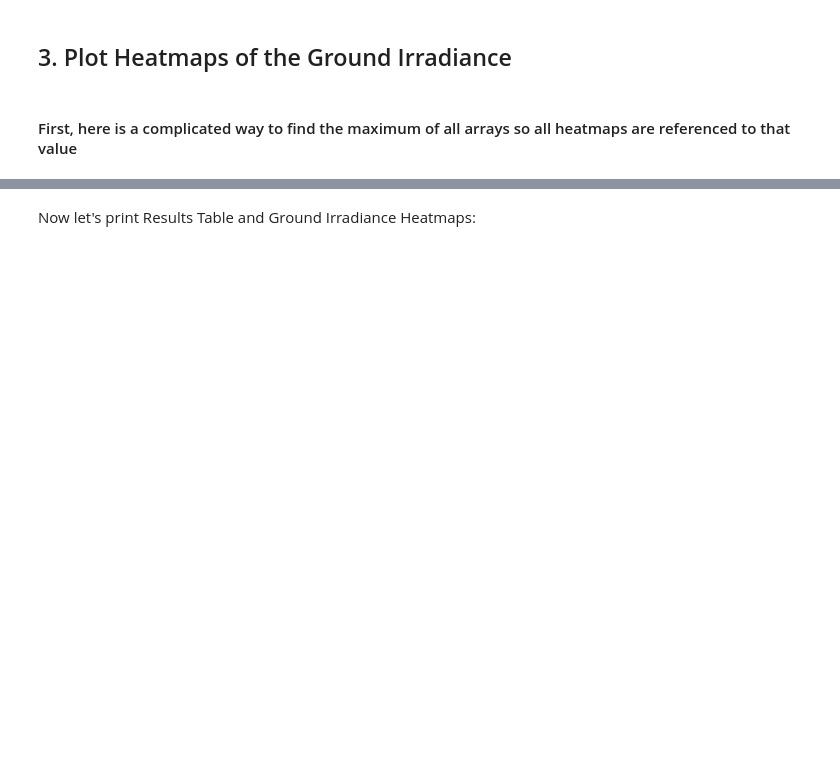
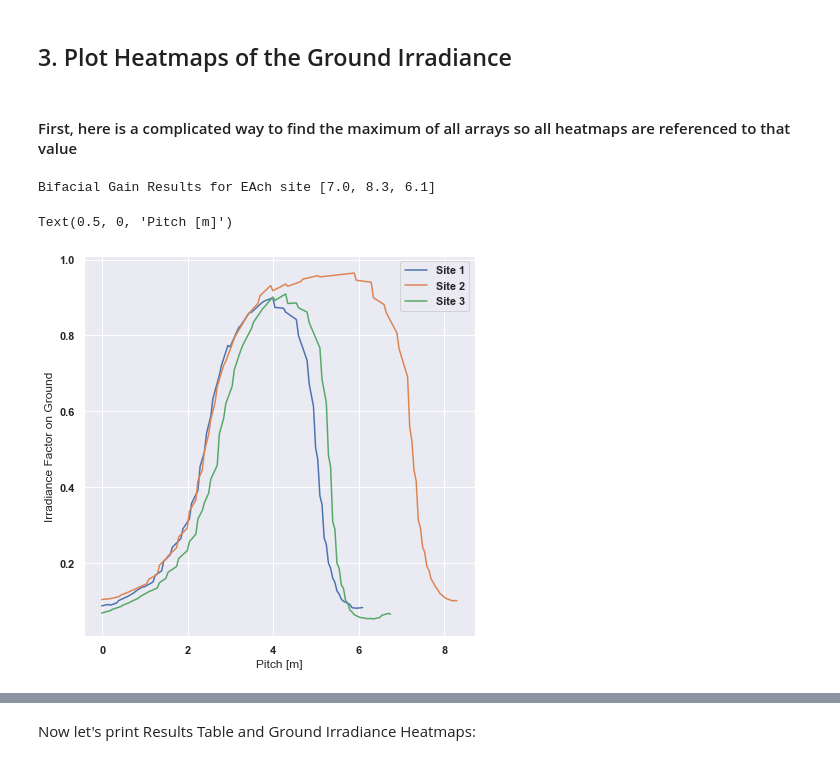
Before and after one commit to NREL/bifacial_radiance, a Jupyter notebook: docs/tutorials/(INSPIRE) AgriPV Oregon Site.ipynb, the cells around one changed output, grey strips where cells are left out. Cells and saved outputs as stored; diff of their text form; code cells hidden in the pictures; blank space fills up the shorter version.

```diff
--- a/docs/tutorials/(INSPIRE) AgriPV Oregon Site.ipynb
+++ b/docs/tutorials/(INSPIRE) AgriPV Oregon Site.ipynb
@@ -147,7 +110,0 @@ import matplotlib
-# %%
-font = {'family' : 'normal',
-        'weight' : 'bold',
-        'size'   : 22}
-matplotlib.rc('font', **font)
-
-sns.set(rc={'figure.figsize':(11.7,8.27)})
@@ -174,0 +120,39 @@ Text(0.5, 0, 'Hub height [m]')
+# %%
+font = {'family' : 'normal',
+        'weight' : 'bold',
+        'size'   : 22}
+matplotlib.rc('font', **font)
+
+sns.set(rc={'figure.figsize':(5,5)})
+# %%
+results_BGG=[]
+results_G=[]
+results_coords= []
+for ii in range(0, 3):
+    filepvf= os.path.join(testfolder,'results',f'irr_Site_'+str(ii)+'_Module__Row4_Module10_Front.csv')
+    filepvb= os.path.join(testfolder,'results',f'irr_Site_'+str(ii)+'_Module__Row4_Module10_Back.csv')
+    fileground= os.path.join(testfolder,'results',f'irr_Site_'+str(ii)+'_Ground__Row4_Module10_Back.csv')
+    resultsDF = load.read1Result(filepvf)
+    resultsDB = load.read1Result(filepvb)
+    resultsG = load.read1Result(fileground)
+    #resultsDF = load.cleanResult(resultsDF).dropna()
+    results_BGG.append(np.round(resultsDB['Wm2Back'].mean()*100/resultsDF['Wm2Front'].mean(),1))
+    results_G.append(resultsG['Wm2Back'])
+    results_coords.append(resultsG['y'])
+# %%
+GHI_season = demo.metdata.ghi.sum()
+# %%
+print("Bifacial Gain Results for Each site", results_BGG)
+# %% [output]
+Bifacial Gain Results for EAch site [7.0, 8.3, 6.1]
+# %%
+plt.figure(figsize=(7,7))
+plt.plot(results_coords[0],results_G[0]/GHI_season, label='Site 1')
+plt.plot(results_coords[1],results_G[1]/GHI_season, label='Site 2')
+plt.plot(results_coords[2],results_G[2]/GHI_season, label='Site 3')
+plt.legend()
+plt.ylabel("Irradiance Factor on Ground")
+plt.xlabel("Pitch [m]")
+# %% [output]
+Text(0.5, 0, 'Pitch [m]')
+[figure, added]
```
Also changed, not shown: parts of 15 cells of this notebook, 5 other files.
